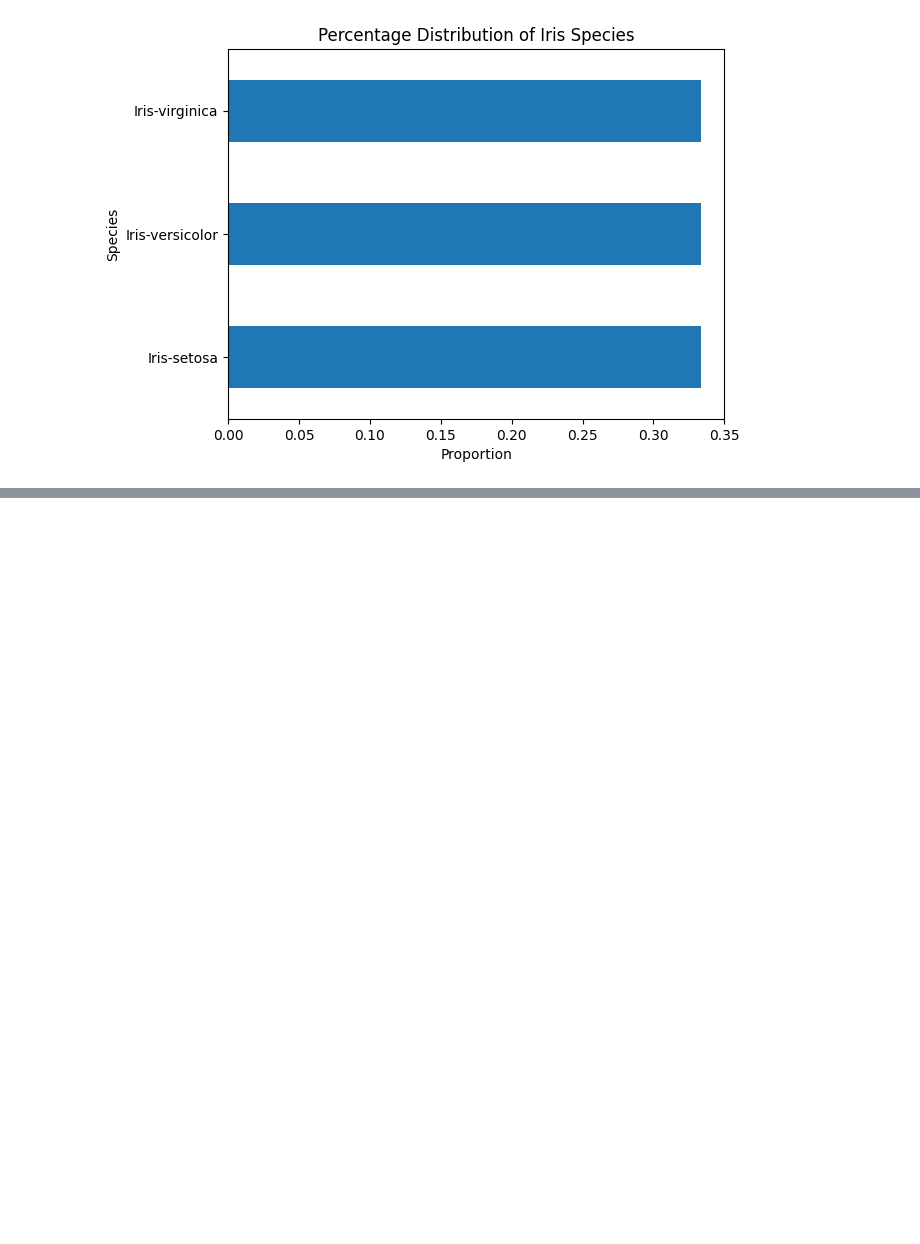
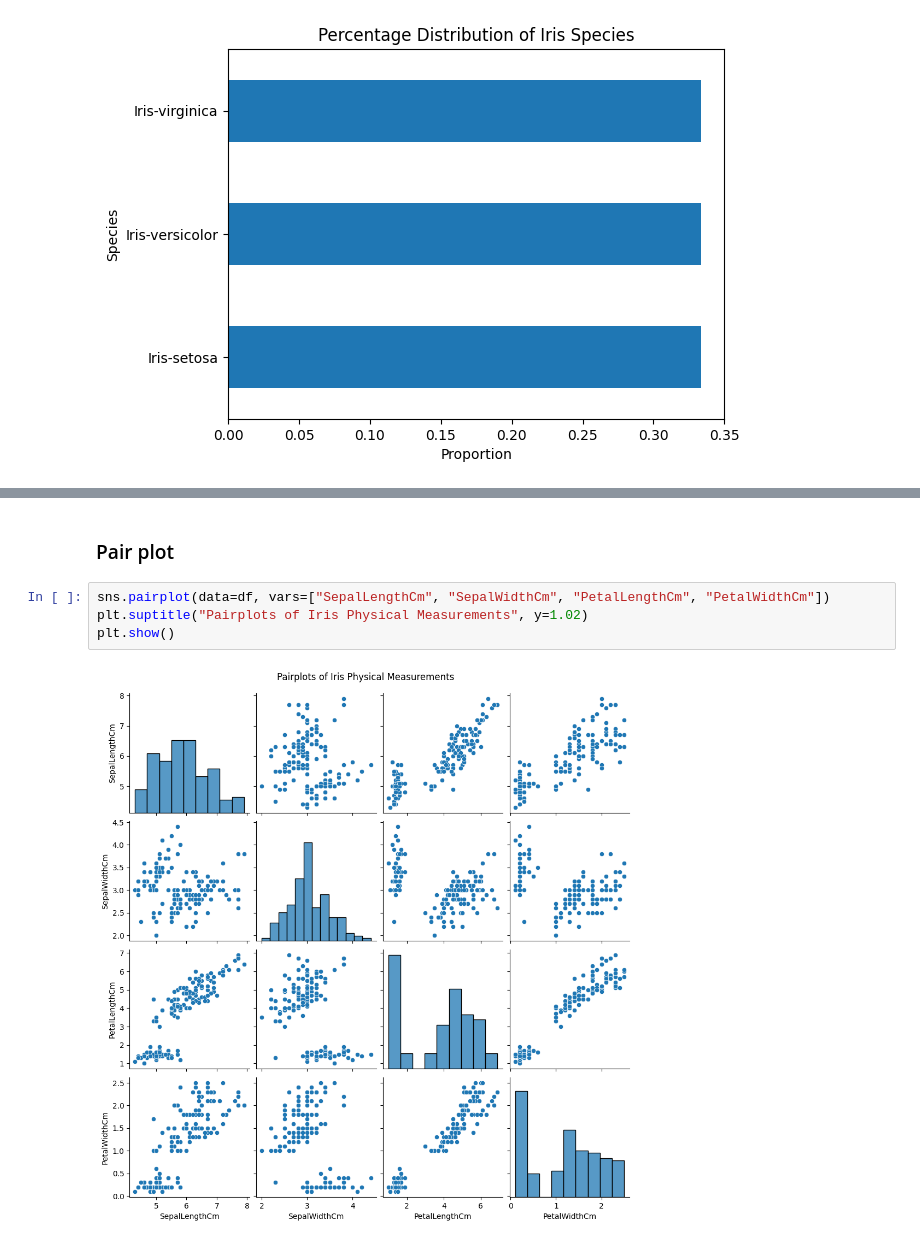
Before and after one commit to kashisharora2025a-commits/EDA-project-25bce2010, a Jupyter notebook: EXP6_25.08.26.ipynb, the cells around one changed output, grey strips where cells are left out. Saved outputs shown, nothing was run; the diff lists cells and outputs as text; blank space fills up the shorter version.

```diff
--- a/EXP6_25.08.26.ipynb
+++ b/EXP6_25.08.26.ipynb
@@ -52,0 +89,8 @@ plt.show()
+# %% [markdown]
+### Pair plot
+# %%
+sns.pairplot(data=df, vars=["SepalLengthCm", "SepalWidthCm", "PetalLengthCm", "PetalWidthCm"])
+plt.suptitle("Pairplots of Iris Physical Measurements", y=1.02)
+plt.show()
+# %% [output]
+[figure, added]
```
Also changed, not shown: parts of 8 cells of this notebook.
